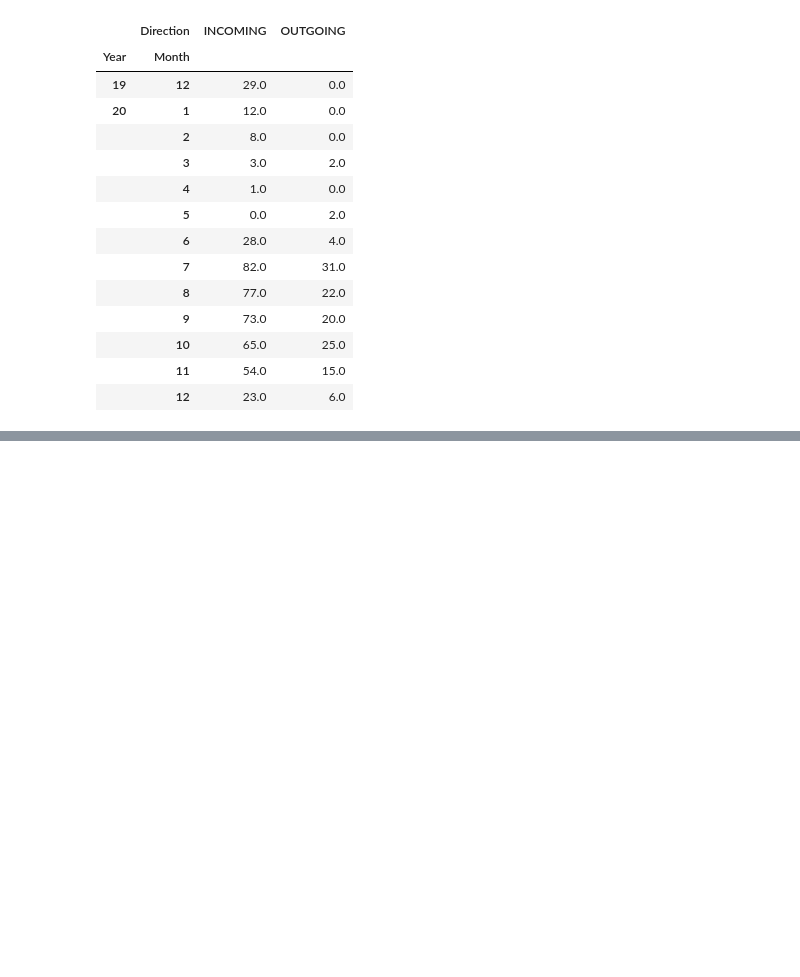
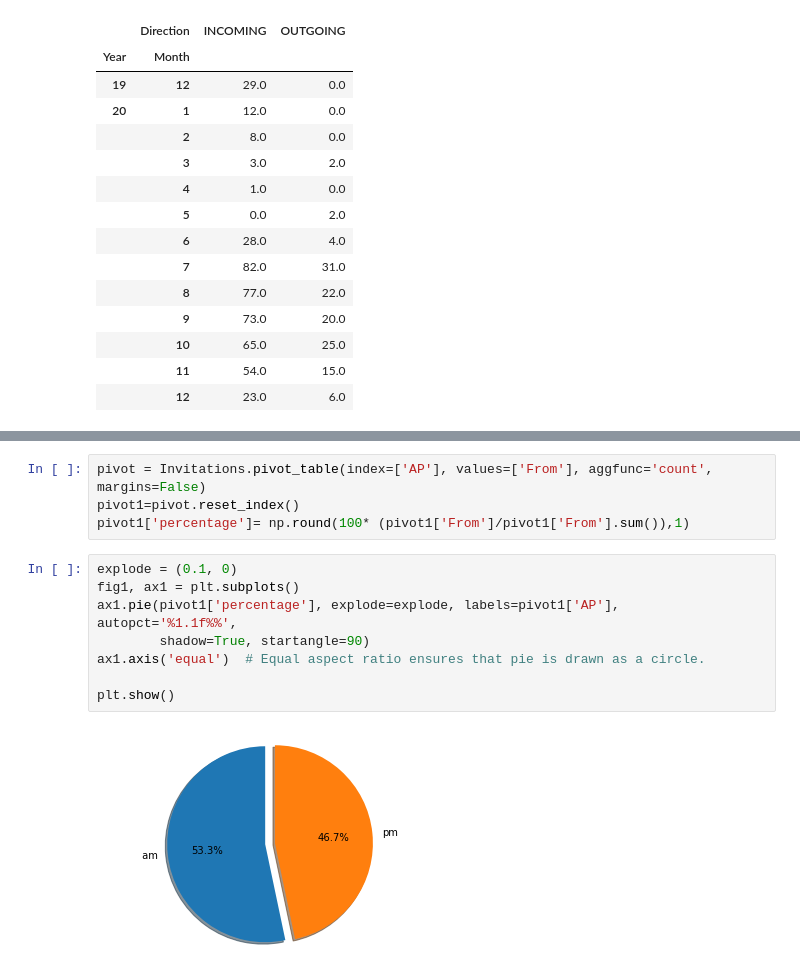
Before and after one commit to anmarphy/My_LinkedIn_2020_Dec, a Jupyter notebook: Basic_Information.ipynb, the cells around one changed output, grey strips where cells are left out. Drawn from its saved outputs; the diff is of its cells as text; blank space fills up the shorter version.

```diff
--- a/Basic_Information.ipynb
+++ b/Basic_Information.ipynb
@@ -101,0 +118,14 @@ plt.show()
+# %%
+pivot = Invitations.pivot_table(index=['AP'], values=['From'], aggfunc='count', margins=False)
+pivot1=pivot.reset_index()
+pivot1['percentage']= np.round(100* (pivot1['From']/pivot1['From'].sum()),1)
+# %%
+explode = (0.1, 0)
+fig1, ax1 = plt.subplots()
+ax1.pie(pivot1['percentage'], explode=explode, labels=pivot1['AP'], autopct='%1.1f%%',
+        shadow=True, startangle=90)
+ax1.axis('equal')  # Equal aspect ratio ensures that pie is drawn as a circle.
+
+plt.show()
+# %% [output]
+[figure, added]
```
Also changed, not shown: parts of 9 cells of this notebook.
